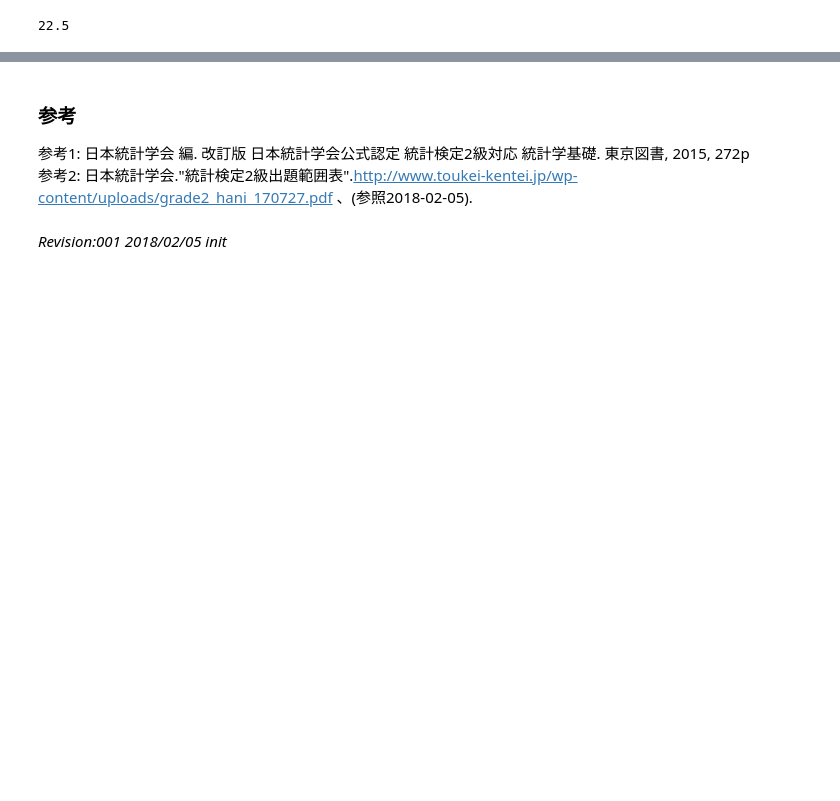
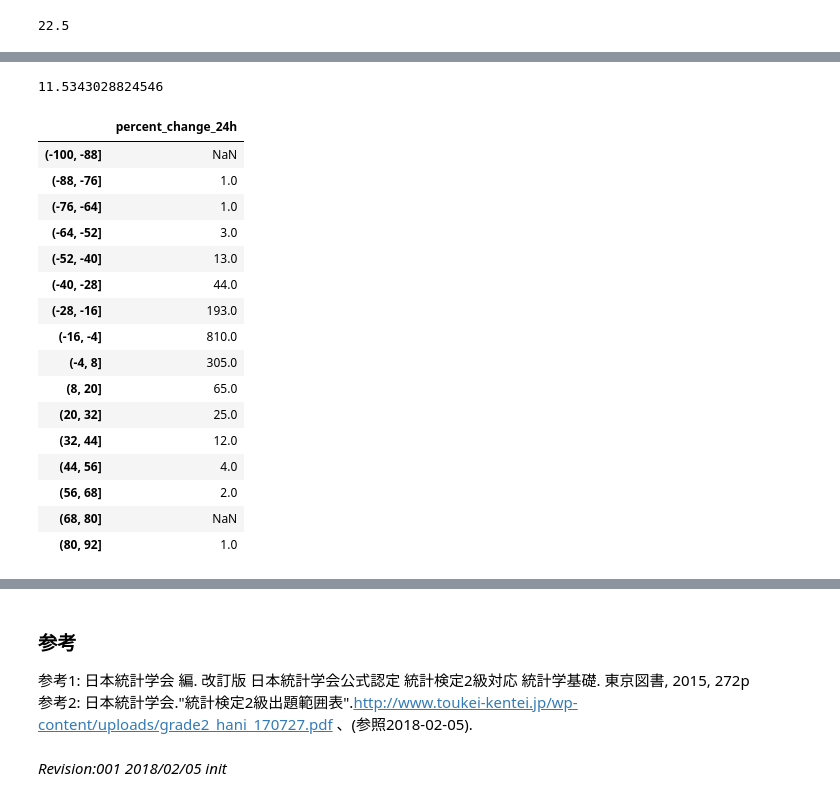
Before and after one commit to t-akazawa/statistics, a Jupyter notebook: ch1_1.ipynb, the cells around one changed output, grey strips where cells are left out. Drawn from its saved outputs; the diff is of its cells as text; code cells hidden in the pictures; blank space fills up the shorter version.

```diff
--- a/ch1_1.ipynb
+++ b/ch1_1.ipynb
@@ -100,0 +170,34 @@ print(median)
+# %%
+# 1, countの値をシンボルNに代入して階級数を求める
+# HACK: const 1483 -> val
+print(expr.subs([(x, 1483)]).evalf())
+# %% [output]
+11.5343028824546
+# %%
+# 階級数=12とする。最小値を-100,最大値を100とする。
+# 100%以上の通貨は3つしかないので外れ値として除外して表示させる。
+# 3.
+frq = dfsort.groupby('percent_change_24h')['name'].count().apply(lambda x: pd.Series([x], index=['percent_change_24h']))
+# HACK: const -100,100,12 -> val
+c = pd.cut(frq.index, np.arange(-100, 100, 12))
+classfied_frequency = frq.groupby(c).sum()
+
+classfied_frequency.head(20)
+# %% [output]
+|  | percent_change_24h |
+| (-100, -88] | NaN |
+| (-88, -76] | 1.0 |
+| (-76, -64] | 1.0 |
+| (-64, -52] | 3.0 |
+| (-52, -40] | 13.0 |
+| (-40, -28] | 44.0 |
+| (-28, -16] | 193.0 |
+| (-16, -4] | 810.0 |
+| (-4, 8] | 305.0 |
+| (8, 20] | 65.0 |
+| (20, 32] | 25.0 |
+| (32, 44] | 12.0 |
+| (44, 56] | 4.0 |
+| (56, 68] | 2.0 |
+| (68, 80] | NaN |
+| (80, 92] | 1.0 |
```
Also changed, not shown: parts of 16 cells of this notebook.
